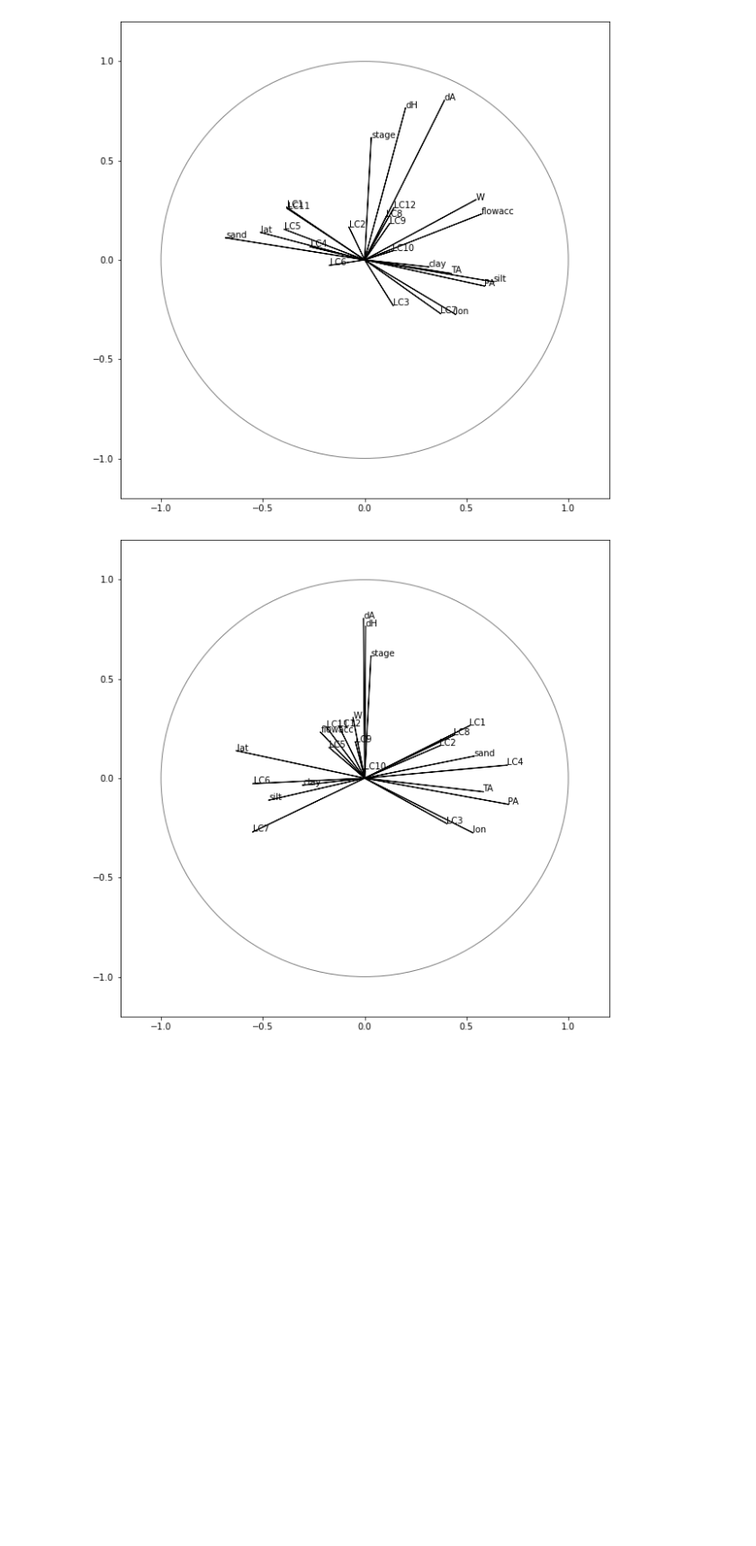
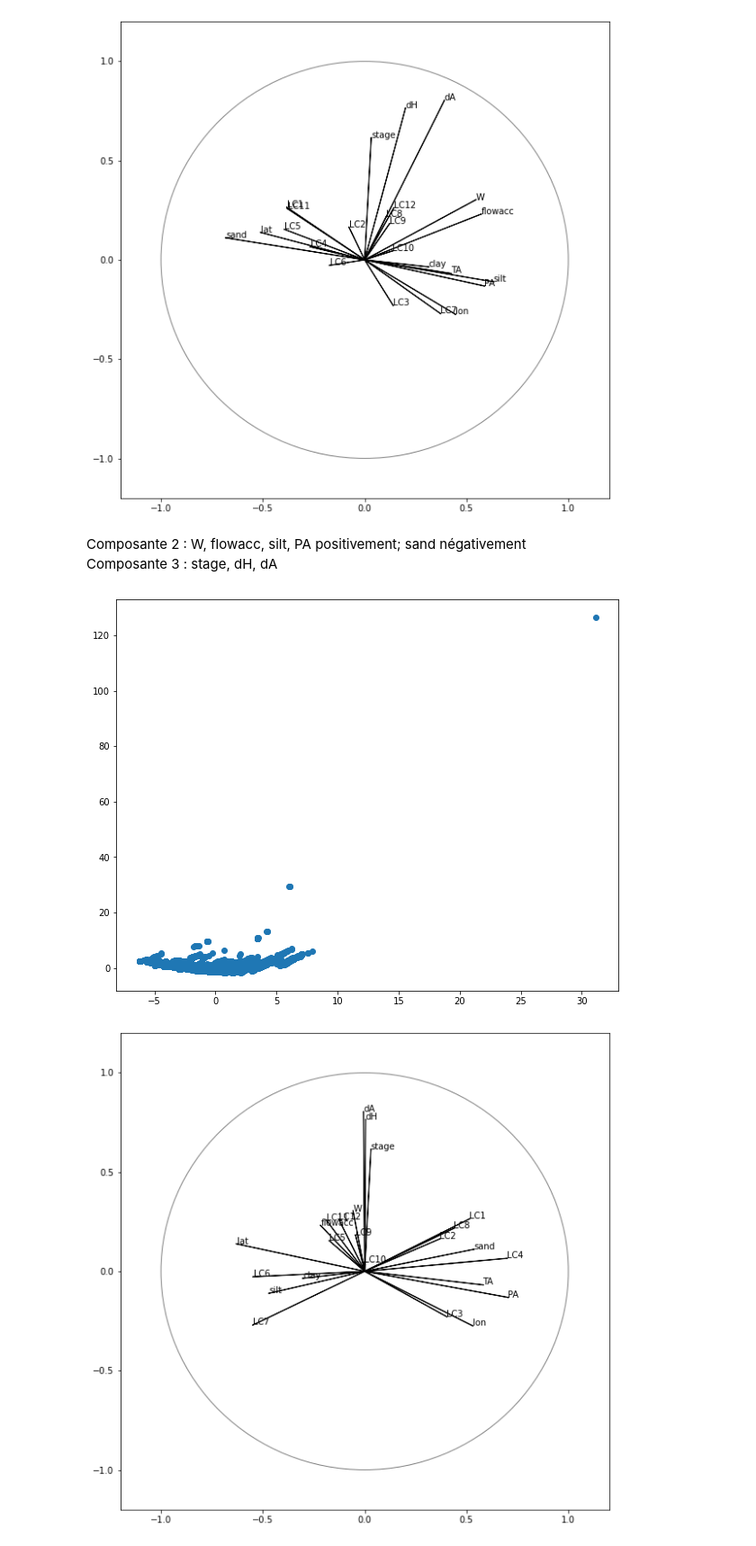
Before and after one commit to scastets/Projet4MA_Hydrologie, a Jupyter notebook: Notebooks/HYDROSWOT_AnalysesStats.ipynb, the cells around one changed output. Shown at 90% size. Saved outputs shown, nothing was run; the diff lists cells and outputs as text; code cells hidden in the pictures; blank space fills up the shorter version.

```diff
--- a/Notebooks/HYDROSWOT_AnalysesStats.ipynb
+++ b/Notebooks/HYDROSWOT_AnalysesStats.ipynb
@@ -179,6 +189,16 @@ ax.add_patch(c)
 plt.show()
 # %% [output]
 [figure]
+# %% [markdown]
+Composante 2 : W, flowacc, silt, PA positivement; sand négativement
+Composante 3 : stage, dH, dA
+# %%
+## Repésentation des individus
+plt.figure(figsize=(10,8))
+plt.scatter(C[:,1], C[:,2])
+plt.show()
+# %% [output]
+[figure, added]
 # %%
 ## coordonnées et représentation des variables
 coord1=pca.components_[0]*np.sqrt(pca.explained_variance_[0])
```
Also changed, not shown: parts of 8 cells of this notebook.
